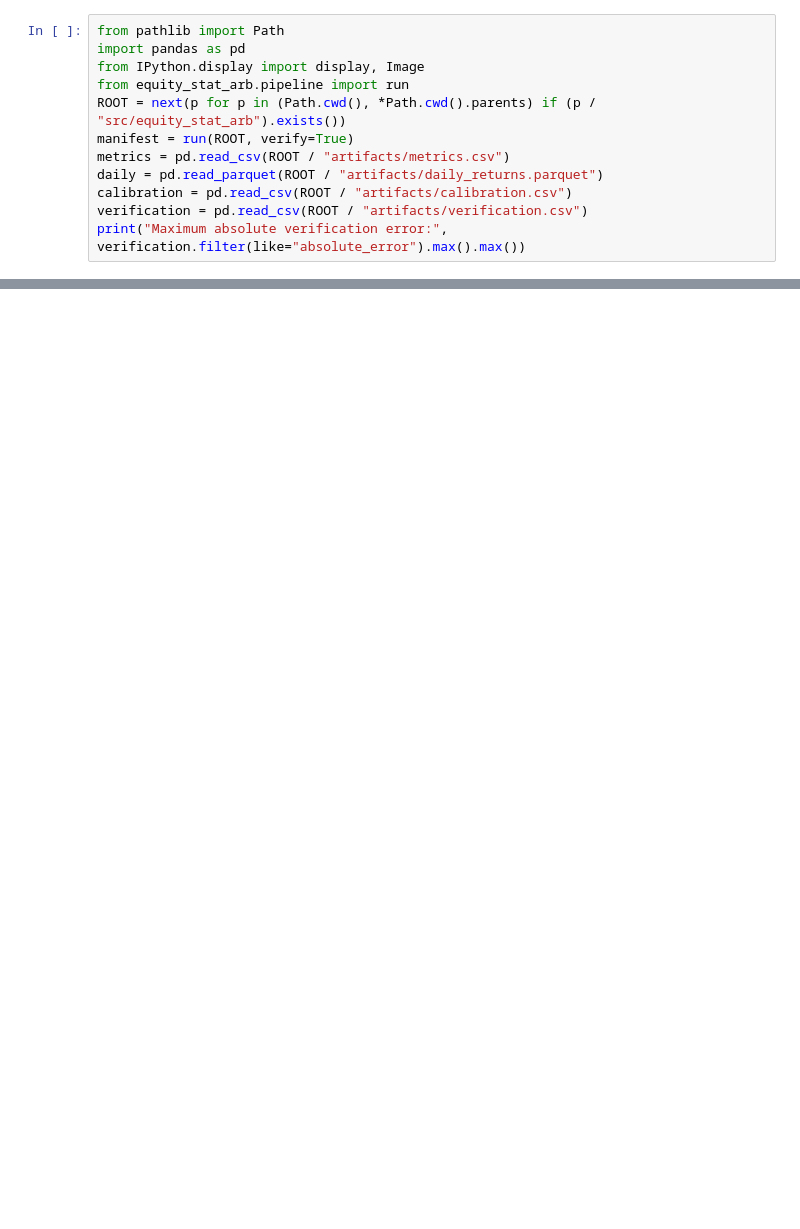
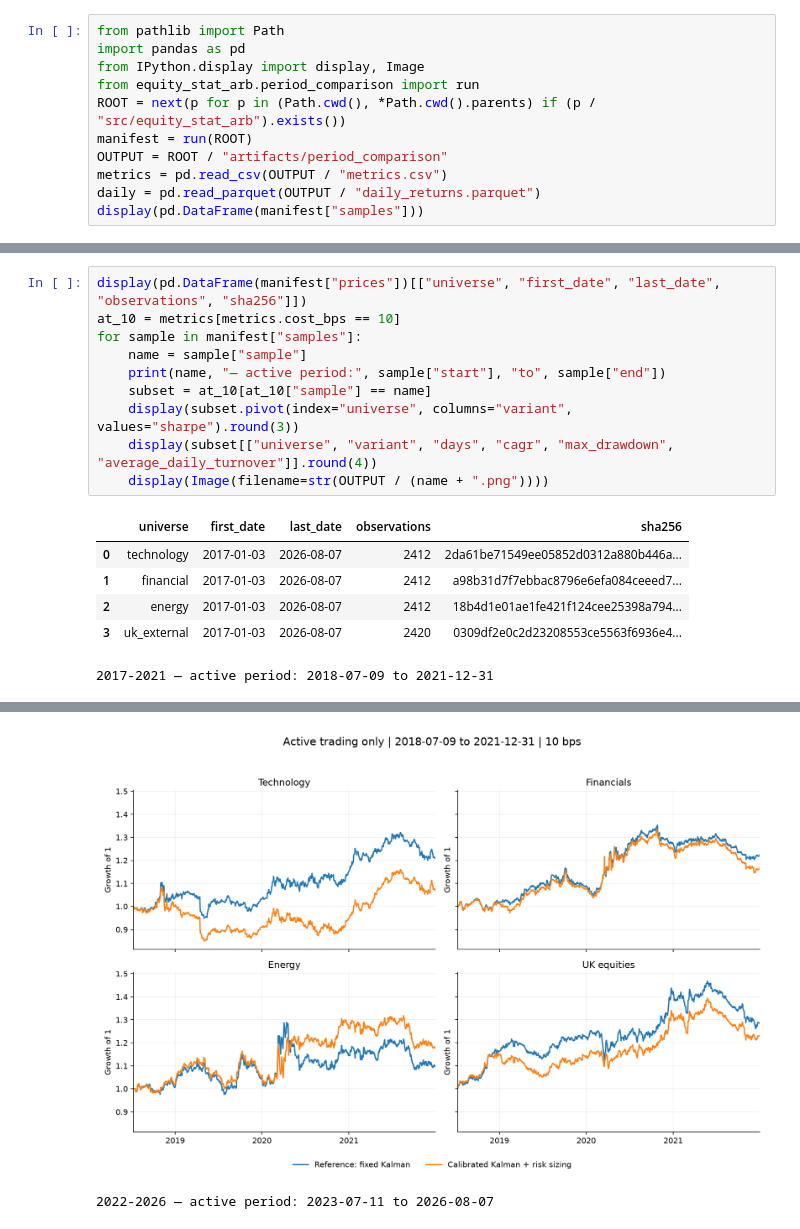
Before and after one commit to Juliansaiani/pca-kalman-stat-arb, a Jupyter notebook: notebooks/research.ipynb, the cells around one changed output, grey strips where cells are left out. Saved outputs shown, nothing was run; the diff lists cells and outputs as text; blank space fills up the shorter version.

Commit message:
Compare common active trading periods and remove flat warmup charts

```diff
--- a/notebooks/research.ipynb
+++ b/notebooks/research.ipynb
@@ -8,12 +8,11 @@ The first cell recomputes all results and fails if any of the 80 reference rows
 from pathlib import Path
 import pandas as pd
 from IPython.display import display, Image
-from equity_stat_arb.pipeline import run
+from equity_stat_arb.period_comparison import run
 ROOT = next(p for p in (Path.cwd(), *Path.cwd().parents) if (p / "src/equity_stat_arb").exists())
-manifest = run(ROOT, verify=True)
-metrics = pd.read_csv(ROOT / "artifacts/metrics.csv")
-daily = pd.read_parquet(ROOT / "artifacts/daily_returns.parquet")
-calibration = pd.read_csv(ROOT / "artifacts/calibration.csv")
-verification = pd.read_csv(ROOT / "artifacts/verification.csv")
-print("Maximum absolute verification error:", verification.filter(like="absolute_error").max().max())
+manifest = run(ROOT)
+OUTPUT = ROOT / "artifacts/period_comparison"
+metrics = pd.read_csv(OUTPUT / "metrics.csv")
+daily = pd.read_parquet(OUTPUT / "daily_returns.parquet")
+display(pd.DataFrame(manifest["samples"]))
 # %% [output]
@@ -52,0 +47,17 @@ Reference checked: True
+# %%
+display(pd.DataFrame(manifest["prices"])[["universe", "first_date", "last_date", "observations", "sha256"]])
+at_10 = metrics[metrics.cost_bps == 10]
+for sample in manifest["samples"]:
+    name = sample["sample"]
+    print(name, "— active period:", sample["start"], "to", sample["end"])
+    subset = at_10[at_10["sample"] == name]
+    display(subset.pivot(index="universe", columns="variant", values="sharpe").round(3))
+    display(subset[["universe", "variant", "days", "cagr", "max_drawdown", "average_daily_turnover"]].round(4))
+    display(Image(filename=str(OUTPUT / (name + ".png"))))
+# %% [output]
+|  | universe | first_date | last_date | observations | sha256 |
+| 0 | technology | 2017-01-03 | 2026-08-07 | 2412 | 2da61be71549ee05852d0312a880b446a... |
+| 1 | financial | 2017-01-03 | 2026-08-07 | 2412 | a98b31d7f7ebbac8796e6efa084ceeed7... |
+| 2 | energy | 2017-01-03 | 2026-08-07 | 2412 | 18b4d1e01ae1fe421f124cee25398a794... |
+| 3 | uk_external | 2017-01-03 | 2026-08-07 | 2420 | 0309df2e0c2d23208553ce5563f6936e4... |
+2017-2021 — active period: 2018-07-09 to 2021-12-31
@@ -52,0 +87,2 @@ Reference checked: True
+[figure, added]
+2022-2026 — active period: 2023-07-11 to 2026-08-07
```
Also changed, not shown: parts of 16 cells of this notebook, 14 other files.
